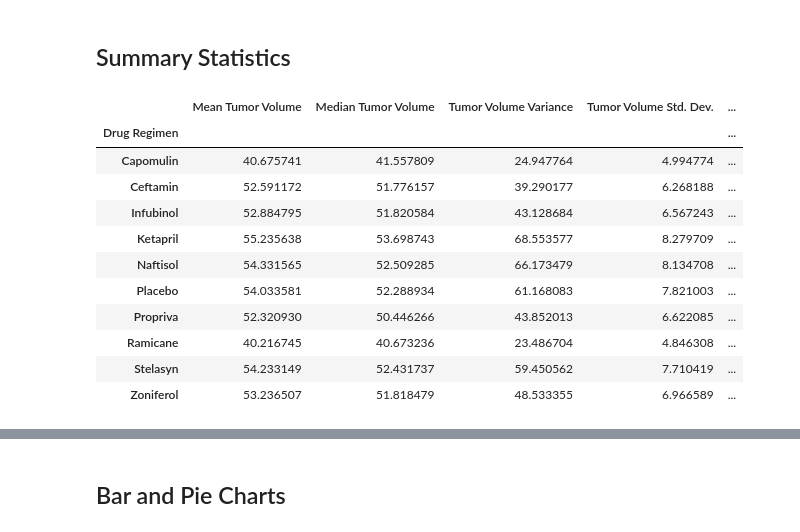
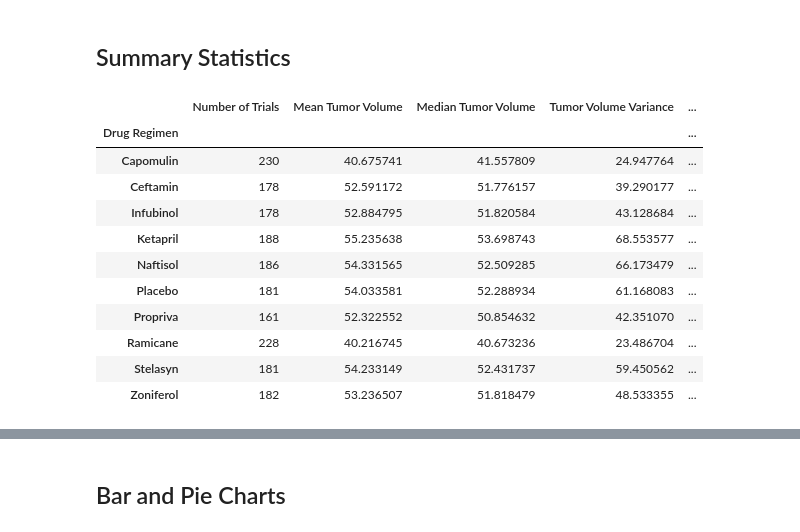
Before and after one commit to danyelledoucette/matplotlib-challenge, a Jupyter notebook: Pymaceuticals/Pymaceuticals_Starter.ipynb, the cells around one changed output, grey strips where cells are left out. Cells and saved outputs as stored; diff of their text form; code cells hidden in the pictures.

```diff
--- a/Pymaceuticals/Pymaceuticals_Starter.ipynb
+++ b/Pymaceuticals/Pymaceuticals_Starter.ipynb
@@ -30,0 +20,16 @@ study_results = pd.read_csv(study_results_path)
+# %%
+import pandas as pd
+import matplotlib
+import matplotlib.pyplot as plt
+import numpy as np
+import scipy.stats as st
+from scipy.stats import sem
+
+mouse_metadata_path = "Data/Mouse_metadata.csv"
+results_path = "Data/Study_results.csv"
+
+mouse_metadata = pd.read_csv(mouse_metadata_path)
+results = pd.read_csv(results_path)
+
+combined_data = pd.merge(results, mouse_metadata, on='Mouse ID', how='left')
+combined_data.head()
@@ -38,3 +67,6 @@ study_results = pd.read_csv(study_results_path)
 array(['g989'], dtype=object)
 # %%
 # Optional: Get all the data for the duplicate mouse ID.
+combined_data_duplicate = combined_data.set_index('Mouse ID')
+duplicate_mouse_ID=combined_data_duplicate.loc['g989',:]
+duplicate_mouse_ID
@@ -56,22 +110,37 @@ array(['g989'], dtype=object)
 # %%
 # Generate a summary statistics table of mean, median, variance, standard deviation, and SEM of the tumor volume for each regimen
 
 # Use groupby and summary statistical methods to calculate the following properties of each drug regimen:
 # mean, median, variance, standard deviation, and SEM of the tumor volume.
 # Assemble the resulting series into a single summary dataframe.
+
+
+summary_stats=pd.DataFrame(combined_data.groupby("Drug Regimen").count())
+
+summary_stats["Mean Tumor Volume"]=pd.DataFrame(combined_data.groupby('Drug Regimen')['Tumor Volume (mm3)'].mean())
+summary_stats["Median Tumor Volume"]=pd.DataFrame(combined_data.groupby('Drug Regimen')['Tumor Volume (mm3)'].median())
+summary_stats["Tumor Volume Variance"]=pd.DataFrame(combined_data.groupby('Drug Regimen')['Tumor Volume (mm3)'].var())
+summary_stats["Tumor Volume Std. Dev."]=pd.DataFrame(combined_data.groupby('Drug Regimen')['Tumor Volume (mm3)'].std())
+summary_stats["Tumor Volume Std. Err."]=pd.DataFrame(combined_data.groupby('Drug Regimen')['Tumor Volume (mm3)'].sem())
+
+summary_stats=summary_stats[["Mouse ID","Mean Tumor Volume", "Median Tumor Volume", "Tumor Volume Variance", "Tumor Volume Std. Dev.", "Tumor Volume Std. Err."]]
+
+summary_stats=summary_stats.rename(columns={'Mouse ID':'Number of Trials'})
+
+summary_stats
 # %% [output]
-|  | Mean Tumor Volume | Median Tumor Volume | Tumor Volume Variance | Tumor Volume Std. Dev. | ... |
+|  | Number of Trials | Mean Tumor Volume | Median Tumor Volume | Tumor Volume Variance | ... |
 | Drug Regimen |  |  |  |  | ... |
-| Capomulin | 40.675741 | 41.557809 | 24.947764 | 4.994774 | ... |
-| Ceftamin | 52.591172 | 51.776157 | 39.290177 | 6.268188 | ... |
-| Infubinol | 52.884795 | 51.820584 | 43.128684 | 6.567243 | ... |
-| Ketapril | 55.235638 | 53.698743 | 68.553577 | 8.279709 | ... |
-| Naftisol | 54.331565 | 52.509285 | 66.173479 | 8.134708 | ... |
-| Placebo | 54.033581 | 52.288934 | 61.168083 | 7.821003 | ... |
-| Propriva | 52.320930 | 50.446266 | 43.852013 | 6.622085 | ... |
-| Ramicane | 40.216745 | 40.673236 | 23.486704 | 4.846308 | ... |
-| Stelasyn | 54.233149 | 52.431737 | 59.450562 | 7.710419 | ... |
-| Zoniferol | 53.236507 | 51.818479 | 48.533355 | 6.966589 | ... |
+| Capomulin | 230 | 40.675741 | 41.557809 | 24.947764 | ... |
+| Ceftamin | 178 | 52.591172 | 51.776157 | 39.290177 | ... |
+| Infubinol | 178 | 52.884795 | 51.820584 | 43.128684 | ... |
+| Ketapril | 188 | 55.235638 | 53.698743 | 68.553577 | ... |
+| Naftisol | 186 | 54.331565 | 52.509285 | 66.173479 | ... |
+| Placebo | 181 | 54.033581 | 52.288934 | 61.168083 | ... |
+| Propriva | 161 | 52.322552 | 50.854632 | 42.351070 | ... |
+| Ramicane | 228 | 40.216745 | 40.673236 | 23.486704 | ... |
+| Stelasyn | 181 | 54.233149 | 52.431737 | 59.450562 | ... |
+| Zoniferol | 182 | 53.236507 | 51.818479 | 48.533355 | ... |
 # %%
 # Generate a summary statistics table of mean, median, variance, standard deviation, and SEM of the tumor volume for each regimen
 
```
Also changed, not shown: parts of 10 cells of this notebook.
